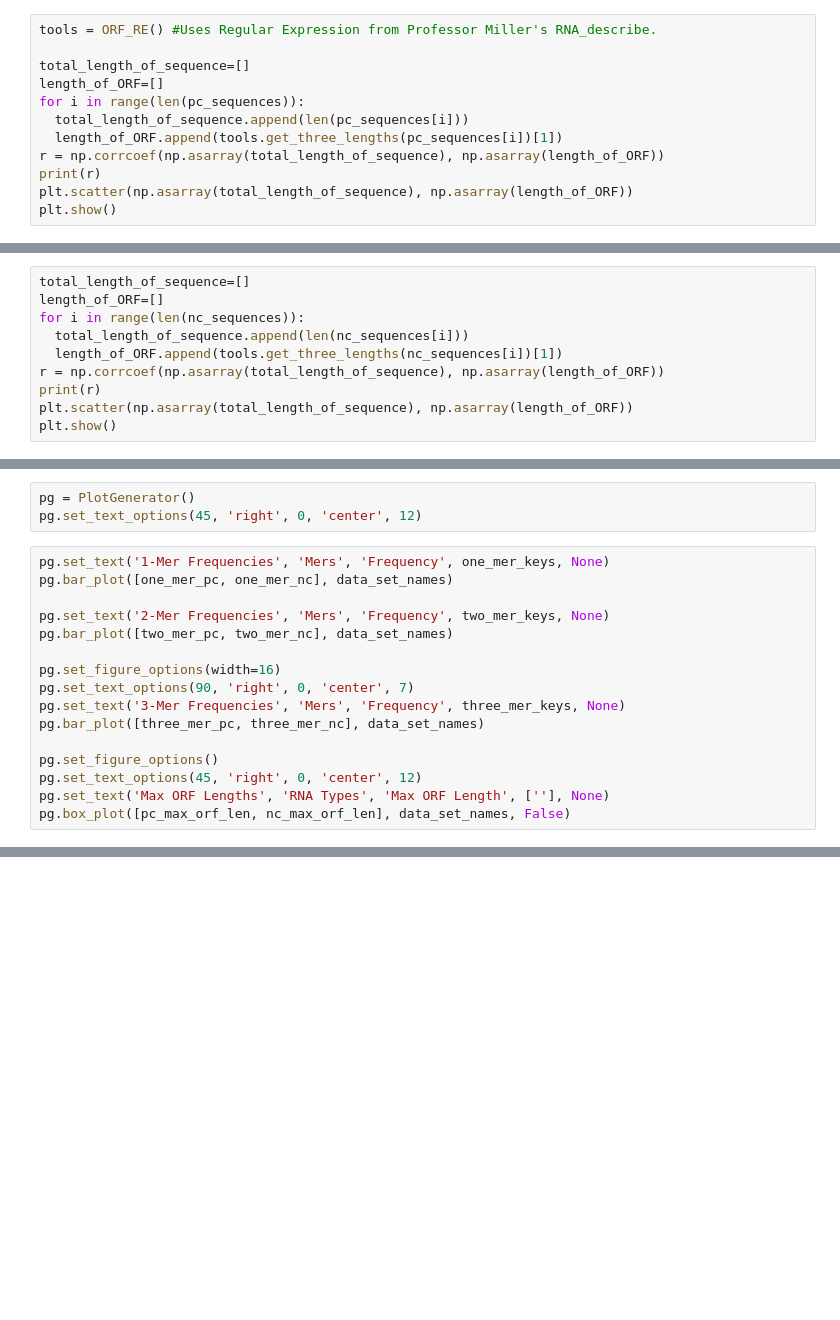
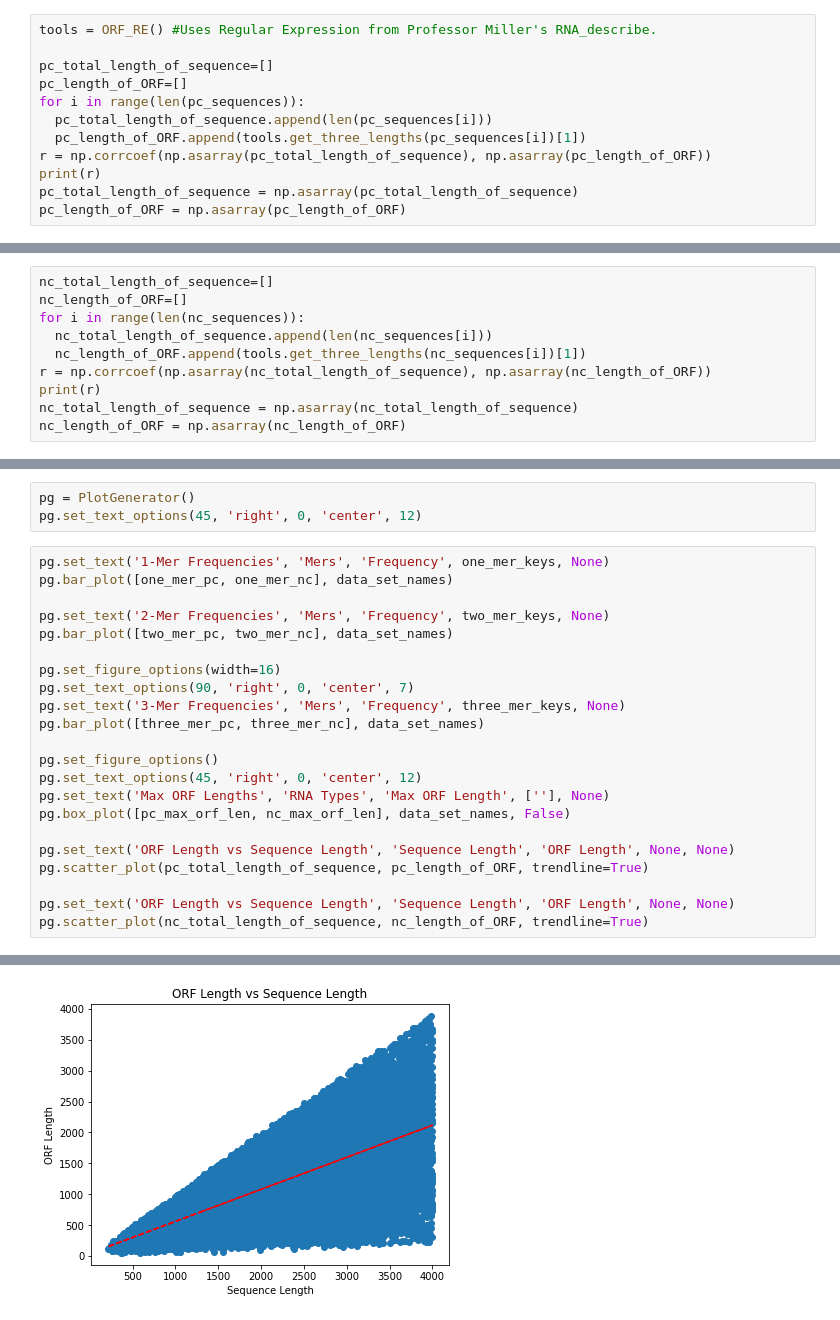
Before and after one commit to ShepherdCode/Soars2021, a Jupyter notebook: Notebooks/Analyzer_100.ipynb, the cells around one changed output, grey strips where cells are left out. Cells and saved outputs as stored; diff of their text form; blank space fills up the shorter version.

Commit message:
Refactor sequence length vs orf length scatter plot.

```diff
--- a/Notebooks/Analyzer_100.ipynb
+++ b/Notebooks/Analyzer_100.ipynb
@@ -222,15 +222,15 @@ Using Correlation to see if the total length of series have any relation to the
 # %%
 tools = ORF_RE() #Uses Regular Expression from Professor Miller's RNA_describe.
 
-total_length_of_sequence=[]
-length_of_ORF=[]
+pc_total_length_of_sequence=[]
+pc_length_of_ORF=[]
 for i in range(len(pc_sequences)):
-  total_length_of_sequence.append(len(pc_sequences[i]))
-  length_of_ORF.append(tools.get_three_lengths(pc_sequences[i])[1])
-r = np.corrcoef(np.asarray(total_length_of_sequence), np.asarray(length_of_ORF))
+  pc_total_length_of_sequence.append(len(pc_sequences[i]))
+  pc_length_of_ORF.append(tools.get_three_lengths(pc_sequences[i])[1])
+r = np.corrcoef(np.asarray(pc_total_length_of_sequence), np.asarray(pc_length_of_ORF))
 print(r)
-plt.scatter(np.asarray(total_length_of_sequence), np.asarray(length_of_ORF))
-plt.show()
+pc_total_length_of_sequence = np.asarray(pc_total_length_of_sequence)
+pc_length_of_ORF = np.asarray(pc_length_of_ORF)
 # %% [output]
 [[1.         0.71200161]
  [0.71200161 1.        ]]
@@ -238,13 +237,13 @@ plt.show()
 # %%
-total_length_of_sequence=[]
-length_of_ORF=[]
+nc_total_length_of_sequence=[]
+nc_length_of_ORF=[]
 for i in range(len(nc_sequences)):
-  total_length_of_sequence.append(len(nc_sequences[i]))
-  length_of_ORF.append(tools.get_three_lengths(nc_sequences[i])[1])
-r = np.corrcoef(np.asarray(total_length_of_sequence), np.asarray(length_of_ORF))
+  nc_total_length_of_sequence.append(len(nc_sequences[i]))
+  nc_length_of_ORF.append(tools.get_three_lengths(nc_sequences[i])[1])
+r = np.corrcoef(np.asarray(nc_total_length_of_sequence), np.asarray(nc_length_of_ORF))
 print(r)
-plt.scatter(np.asarray(total_length_of_sequence), np.asarray(length_of_ORF))
-plt.show()
+nc_total_length_of_sequence = np.asarray(nc_total_length_of_sequence)
+nc_length_of_ORF = np.asarray(nc_length_of_ORF)
 # %% [output]
 [[1.         0.47579954]
  [0.47579954 1.        ]]
@@ -267,21 +265,28 @@ pg.set_text_options(45, 'right', 0, 'center', 12)
 # %%
 pg.set_text('1-Mer Frequencies', 'Mers', 'Frequency', one_mer_keys, None)
 pg.bar_plot([one_mer_pc, one_mer_nc], data_set_names)
 
 pg.set_text('2-Mer Frequencies', 'Mers', 'Frequency', two_mer_keys, None)
 pg.bar_plot([two_mer_pc, two_mer_nc], data_set_names)
 
 pg.set_figure_options(width=16)
 pg.set_text_options(90, 'right', 0, 'center', 7)
 pg.set_text('3-Mer Frequencies', 'Mers', 'Frequency', three_mer_keys, None)
 pg.bar_plot([three_mer_pc, three_mer_nc], data_set_names)
 
 pg.set_figure_options()
 pg.set_text_options(45, 'right', 0, 'center', 12)
 pg.set_text('Max ORF Lengths', 'RNA Types', 'Max ORF Length', [''], None)
 pg.box_plot([pc_max_orf_len, nc_max_orf_len], data_set_names, False)
+
+pg.set_text('ORF Length vs Sequence Length', 'Sequence Length', 'ORF Length', None, None)
+pg.scatter_plot(pc_total_length_of_sequence, pc_length_of_ORF, trendline=True)
+
+pg.set_text('ORF Length vs Sequence Length', 'Sequence Length', 'ORF Length', None, None)
+pg.scatter_plot(nc_total_length_of_sequence, nc_length_of_ORF, trendline=True)
 # %% [output]
 [figure]
 [figure]
 [figure]
 [figure]
+[figure, added]
```
Also changed, not shown: parts of 3 cells of this notebook.
